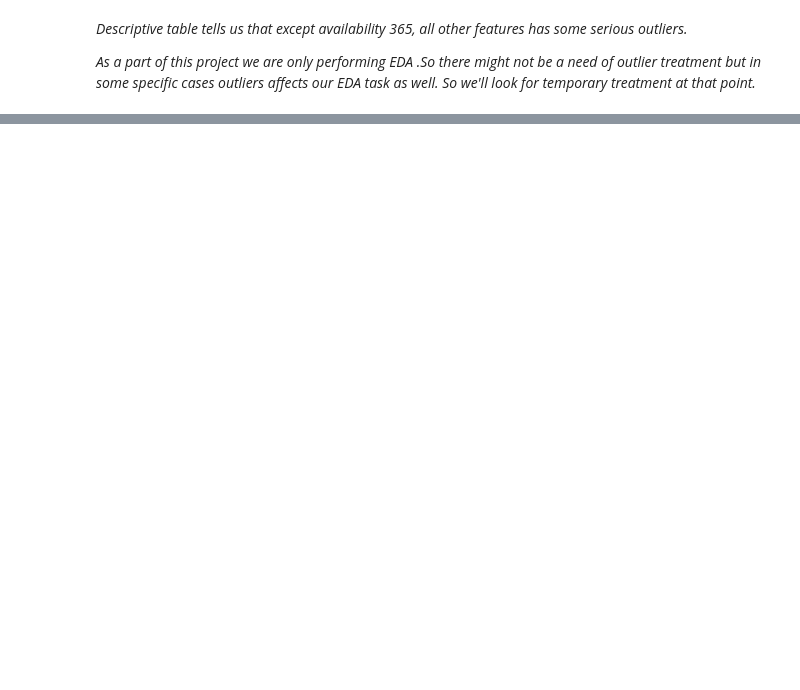
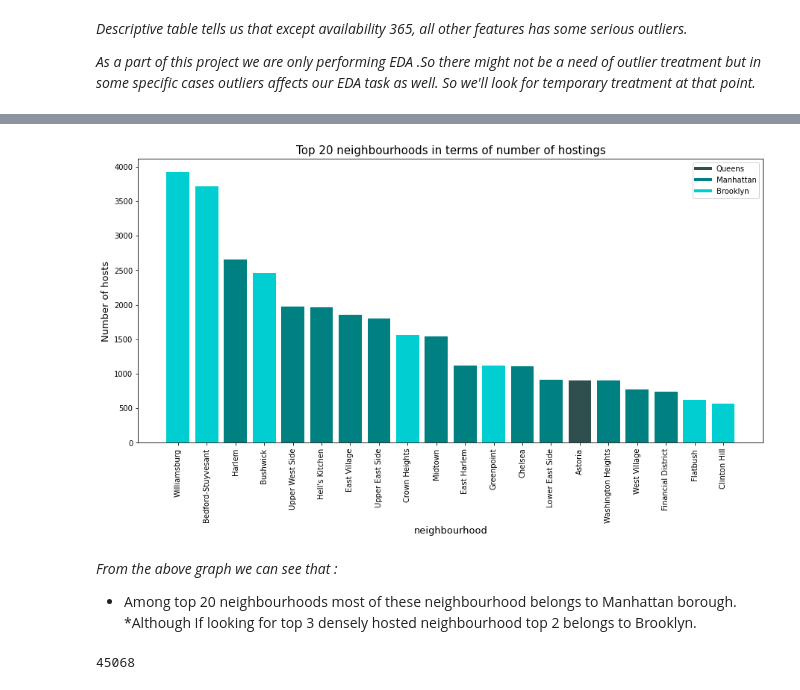
Before and after one commit to kiranmahara9600/AirbnbNYC_2019_Analysis, a Jupyter notebook: Airbnb_Bookings_Analysis.ipynb, the cells around one changed output, grey strips where cells are left out. Cells and saved outputs as stored; diff of their text form; code cells hidden in the pictures; blank space fills up the shorter version.

```diff
--- a/Airbnb_Bookings_Analysis.ipynb
+++ b/Airbnb_Bookings_Analysis.ipynb
@@ -215,0 +289,8 @@ airbnbNY_data.drop(['id','host_id','latitude','longitude'], axis =1).describe()
+# %%
+#----------------------Block 15----------------------------------
+
+#grouping observation on borough and then on neighbourhood and then picking up their count to find no. of hostings in different neighbourhoods
+top_20_neighbourhood = airbnbNY_data.groupby(['borough','neighbourhood']).agg({'id':
+                                            'count'}).sort_values(by='id',ascending=False)[0:20].reset_index()  #picking top 20 neighbourhoods
+top_20_neighbourhood.rename(columns={'id':'num of hostings'},inplace=True)  #renaming column 'id' to 'num of hostings'
+top_20_neighbourhood
@@ -215,0 +315,40 @@ airbnbNY_data.drop(['id','host_id','latitude','longitude'], axis =1).describe()
+# %%
+#----------------------Block 16----------------------------------
+
+#visualising Block 15
+plt.figure(figsize=(15,7))  #defining figure
+from matplotlib.lines import Line2D  #importing Line2D
+borough_dict = {} #initialising an empty dictionary to store the colour representation of boroughs
+unique_borough = set(list(top_20_neighbourhood['borough']))  #storing unique boroughs of top_20_neighbourhood in unique_borough
+borough_list = list(top_20_neighbourhood['borough'])  #storing boroughs of top_20_neighbourhood in the form of list
+color_list=[]  #initialising an empty list for storing the colour of each bar in bar plot
+color=['darkslategray','teal','darkturquoise']
+index=0
+for borough in unique_borough:
+  borough_dict[borough] =color[index]  #assigning unique colour that represents each borough
+  index=index+1
+for borough in borough_list:
+       color_list.append(borough_dict[borough])  #storing the colour of each bar of bar plot in color_list
+plt.bar(top_20_neighbourhood['neighbourhood'],top_20_neighbourhood['num of hostings'],color=color_list)  #plotting a bar plot
+#creating a custom labels for a graph
+labels = list(borough_dict.keys())
+custom_lines = [Line2D([1,2,5,5], [1,2,5,5], color='darkslategray', lw=4),
+                Line2D([1,2,5,5], [1,2,5,5], color='teal', lw=4),
+                Line2D([1,2,5,5], [1,2,5,5], color='darkturquoise', lw=4)]
+plt.xticks(rotation = 90)  #to rotate x-ticks by 90 degree
+plt.legend(custom_lines,labels)  #to get legends in graph
+plt.xlabel('neighbourhood',fontsize=13)
+plt.ylabel('Number of hosts',fontsize=13)
+plt.title("Top 20 neighbourhoods in terms of number of hostings",fontsize=15)
+plt.show()
+# %% [output]
+[figure, added]
+# %% [markdown]
+*From the above graph we can see that :*
+
+* Among top 20 neighbourhoods most of these neighbourhood belongs to Manhattan borough.
+*Although If looking for top 3 densely hosted neighbourhood top 2 belongs to Brooklyn.
+# %%
+len(airbnbNY_data[airbnbNY_data['calculated_host_listings_count']<8])
+# %% [output]
+45068
```
Also changed, not shown: parts of 31 cells of this notebook.
